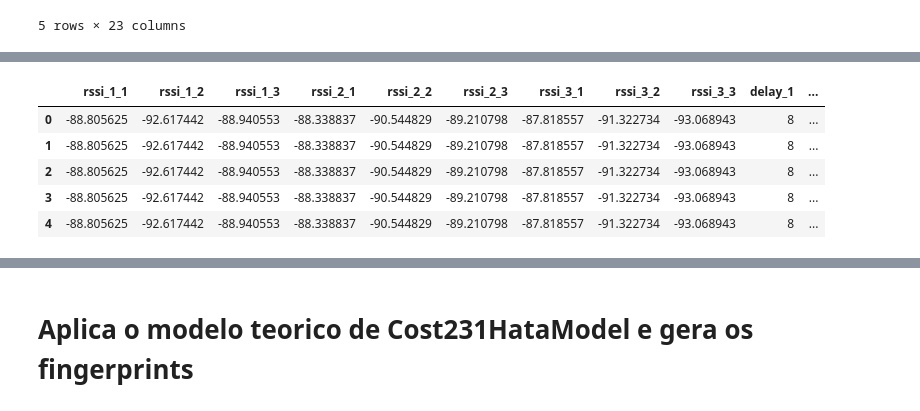
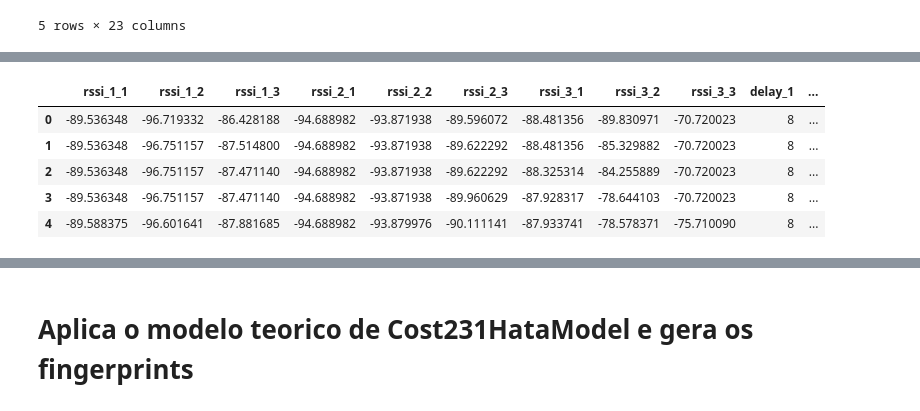
Before and after one commit to Douglast1997/TG-2020.1, a Jupyter notebook: FingerprintingTCC.ipynb, the cells around one changed output, grey strips where cells are left out. Saved outputs shown, nothing was run; the diff lists cells and outputs as text; code cells hidden in the pictures.

```diff
--- a/FingerprintingTCC.ipynb
+++ b/FingerprintingTCC.ipynb
@@ -204,7 +176,7 @@ df_meds.head()
 | 4 | -8.05955 | -34.959042 | 1.945494 | 1.746894 | 0.484471 | -156.484190 | -0.916950 | -0.399002 | 0.435141 | -114.939530 | ... | ... |
 5 rows × 23 columns
 # %%
-df_meds = pd.read_csv("./CDB/CDB_20_LightGBM_Complete.csv")
-df_meds.head()
+df_meds_LightGBM = pd.read_csv("./CDB/CDB_20_LightGBM_Complete.csv")
+df_meds_LightGBM.head()
 # %% [output]
 |  | rssi_1_1 | rssi_1_2 | rssi_1_3 | rssi_2_1 | rssi_2_2 | rssi_2_3 | rssi_3_1 | rssi_3_2 | rssi_3_3 | delay_1 | ... |
@@ -237,15 +209,15 @@ data.head()
 # %%
-df_complete = pd.concat([df_meds,data],axis = 0,sort=False)
-df_complete = df_complete.sort_values(['lat', 'lon'], ascending=[1,1])
+df_complete = pd.concat([df_meds_LightGBM,data],axis = 0,sort=False)
+#df_complete = df_complete.sort_values(['lat', 'lon'], ascending=[1,1])
 df_complete.to_csv("./CDB/CDB_20_LightGBM_Complete_Med.csv", index=False)
 df_complete.head()
 # %% [output]
 |  | rssi_1_1 | rssi_1_2 | rssi_1_3 | rssi_2_1 | rssi_2_2 | rssi_2_3 | rssi_3_1 | rssi_3_2 | rssi_3_3 | delay_1 | ... |
-| 0 | -88.805625 | -92.617442 | -88.940553 | -88.338837 | -90.544829 | -89.210798 | -87.818557 | -91.322734 | -93.068943 | 8 | ... |
-| 1 | -88.805625 | -92.617442 | -88.940553 | -88.338837 | -90.544829 | -89.210798 | -87.818557 | -91.322734 | -93.068943 | 8 | ... |
-| 2 | -88.805625 | -92.617442 | -88.940553 | -88.338837 | -90.544829 | -89.210798 | -87.818557 | -91.322734 | -93.068943 | 8 | ... |
-| 3 | -88.805625 | -92.617442 | -88.940553 | -88.338837 | -90.544829 | -89.210798 | -87.818557 | -91.322734 | -93.068943 | 8 | ... |
-| 4 | -88.805625 | -92.617442 | -88.940553 | -88.338837 | -90.544829 | -89.210798 | -87.818557 | -91.322734 | -93.068943 | 8 | ... |
+| 0 | -89.536348 | -96.719332 | -86.428188 | -94.688982 | -93.871938 | -89.596072 | -88.481356 | -89.830971 | -70.720023 | 8 | ... |
+| 1 | -89.536348 | -96.751157 | -87.514800 | -94.688982 | -93.871938 | -89.622292 | -88.481356 | -85.329882 | -70.720023 | 8 | ... |
+| 2 | -89.536348 | -96.751157 | -87.471140 | -94.688982 | -93.871938 | -89.622292 | -88.325314 | -84.255889 | -70.720023 | 8 | ... |
+| 3 | -89.536348 | -96.751157 | -87.471140 | -94.688982 | -93.871938 | -89.960629 | -87.928317 | -78.644103 | -70.720023 | 8 | ... |
+| 4 | -89.588375 | -96.601641 | -87.881685 | -94.688982 | -93.879976 | -90.111141 | -87.933741 | -78.578371 | -75.710090 | 8 | ... |
 # %%
 df_meds_SVR = pd.read_csv("./CDB/CDB_20_SVR_Complete.csv")
 df_meds_SVR.head()
```
Also changed, not shown: parts of 13 cells of this notebook, 28 other files.
